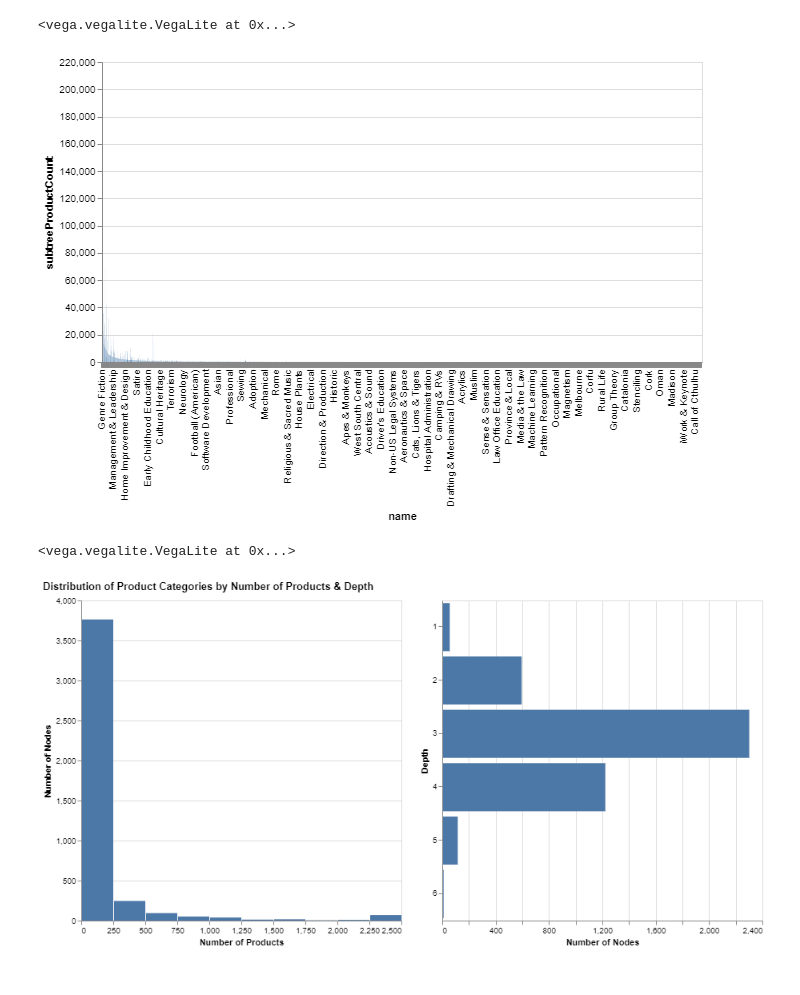
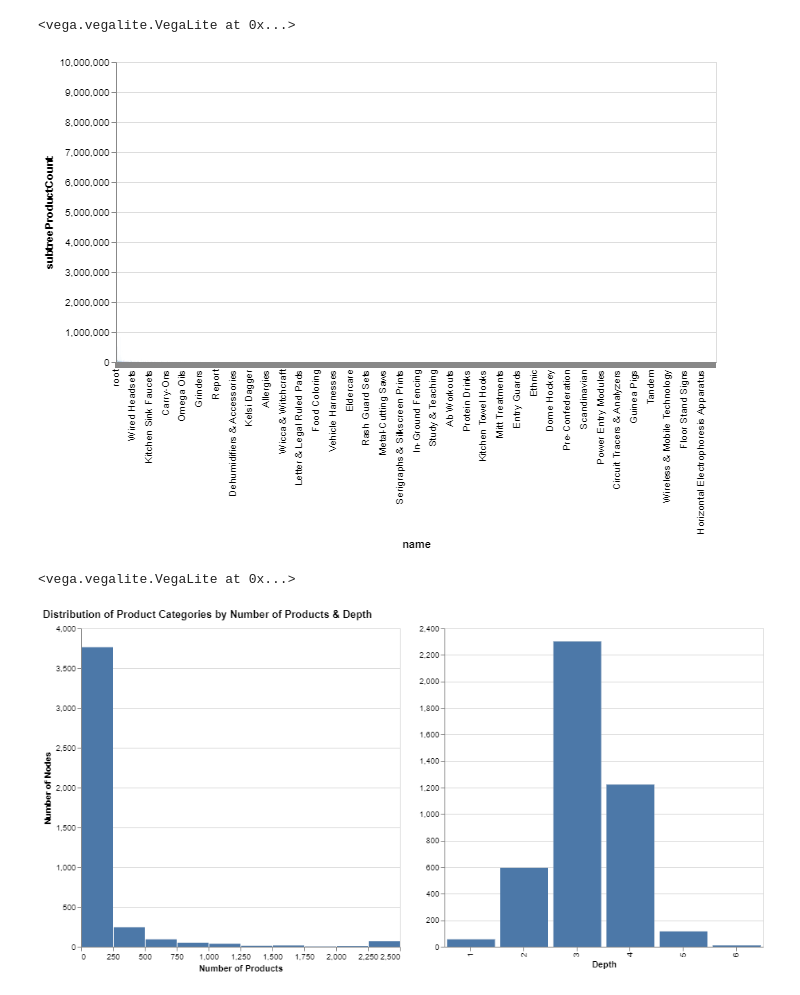
Before and after one commit to stewarthkerr/CS765_DC3, a Jupyter notebook: code/kerr_dc3.ipynb, the cells around one changed output. Cells and saved outputs as stored; diff of their text form; code cells hidden in the pictures.

```diff
--- a/code/kerr_dc3.ipynb
+++ b/code/kerr_dc3.ipynb
@@ -5,23 +5,29 @@ alt.data_transformers.enable('json')
 alt.renderers.enable('notebook')
 import pandas as pd
 import pickle
-#import networkx as nx
+import numpy as np
+import networkx as nx
+import nx_altair as nxa
+import EoN
+import math
 #import matplotlib.pyplot as plt
 #import pydot
 #from networkx.drawing.nx_pydot import graphviz_layout
 
 #Read in data
-books_df = pd.read_csv("../data/Books.csv",)
-with open(r"../data/tree-all.pickle", 'rb') as file:
-    rawdata = file.read()
-books_pickle = pickle.loads(rawdata)
+df = pd.read_csv("../data/Books.csv",)
+df = pd.read_csv("../data/all-nodes.csv",)
+df = pd.read_csv("../data/PetSupplies.csv")
+#with open(r"../data/tree-all.pickle", 'rb') as file:
+#    rawdata = file.read()
+#books_pickle = pickle.loads(rawdata)
 
 #Function to count the depth of the node
 def count_depth (pathName):
    return pathName.count("',")
 # %%
 #This creates the depth column
-books_df['Depth'] = books_df.pathName.apply(count_depth)
-books_df.head()
+df['Depth'] = df.pathName.apply(count_depth)
+df.head()
 # %% [output]
 |  | id | name | productCount | subtreeProductCount | parent | numChildren | pathName | children | ... |
@@ -33,12 +39,12 @@ books_df.head()
 # %%
 #Add select dropdown for depth
-depth_choices = books_df.Depth.unique().tolist()
+depth_choices = df.Depth.unique().tolist()
 depth_choices = sorted(depth_choices)
 depth_dropdown = alt.binding_select(options=depth_choices)
 depth_select = alt.selection_single(fields=['Depth'], bind=depth_dropdown, name = " ")
 
 #Create altair bar chart
-alt.Chart(books_df).mark_bar().encode(
+alt.Chart(df).mark_bar().encode(
     y='subtreeProductCount:Q',
     x=alt.X(
         "name:O",
@@ -50,13 +56,14 @@ alt.Chart(books_df).mark_bar().encode(
     ).properties(width=600)
 # %% [output]
 <vega.vegalite.VegaLite at 0x...>
-[figure, old version]
+[figure, new version]
 # %%
 #Selection for left chart
 brush = alt.selection_interval(encodings=['x'],empty='all')
+brush_single = alt.selection_single(encodings=['x'], empty = 'all')
 
 #Product categories by number of products
-left = alt.Chart(books_df[1:]).mark_bar().encode(
+left = alt.Chart(df[1:]).mark_bar().encode(
         alt.X("productCount:Q",
           bin=alt.BinParams(extent = [0,2500], step = 250),
           scale=alt.Scale(domain=(0, 2500)),
@@ -66,7 +73,7 @@ left = alt.Chart(books_df[1:]).mark_bar().encode(
     ).properties(width = 400, height = 400)
 
 #Product categories by depth
-#right = alt.Chart(books_df[1:]).mark_bar().encode(
+#right = alt.Chart(df[1:]).mark_bar().encode(
 #        alt.X("percent_of_total:Q",
 #             scale=alt.Scale(domain=(0,1)),
 #             axis=alt.Axis(title = "% of Nodes", format = '.0%')),
@@ -83,46 +90,46 @@ left = alt.Chart(books_df[1:]).mark_bar().encode(
 #        percent_of_total = "datum.depth_count / datum.total_count")
 
 #Product categories by depth
-right = alt.Chart(books_df[1:]).mark_bar().encode(
-        alt.X("count()",
-             axis=alt.Axis(title = "Number of Nodes")),
-        alt.Y('Depth:O',
-              scale=alt.Scale(domain=(1,2,3,4,5,6)))
+right = alt.Chart(df[1:]).mark_bar().encode(
+        alt.Y("count()",
+             axis=alt.Axis(title = "")),
+        alt.X('Depth:O',
+              )
     ).properties(width = 400, height = 400)
 
 
 # gray background with selection
 left_background = left.encode(
     color=alt.value('#ddd')
 ).add_selection(brush)
 
 # blue highlights on the transformed data
-left_highlight = left.transform_filter(brush)
+left_highlight = left.transform_filter(brush).transform_filter(brush_single)
 
 left_final = alt.layer(
     left_background,
     left_highlight,
     data=books_df
     )
 
 right_background = right.encode(
     color=alt.value('#ddd')
-)
+).add_selection(brush_single)
 
 # blue highlights on the transformed data
-right_highlight = right.transform_filter(brush)
+right_highlight = right.transform_filter(brush_single).transform_filter(brush)
 
 right_final = alt.layer(
     right_background,
     right_highlight,
     data=books_df
     )
 
 alt.hconcat(left_final,
             right_final,
-            data=books_df,
+            data=df,
             title = "Distribution of Product Categories by Number of Products & Depth",
             resolve = alt.Resolve(scale=alt.LegendResolveMap(color=alt.ResolveMode('independent')))).display()
 # %% [output]
 <vega.vegalite.VegaLite at 0x...>
-[figure, old version]
+[figure, new version]
```
Also changed, not shown: parts of 5 cells of this notebook, 6 other files.
